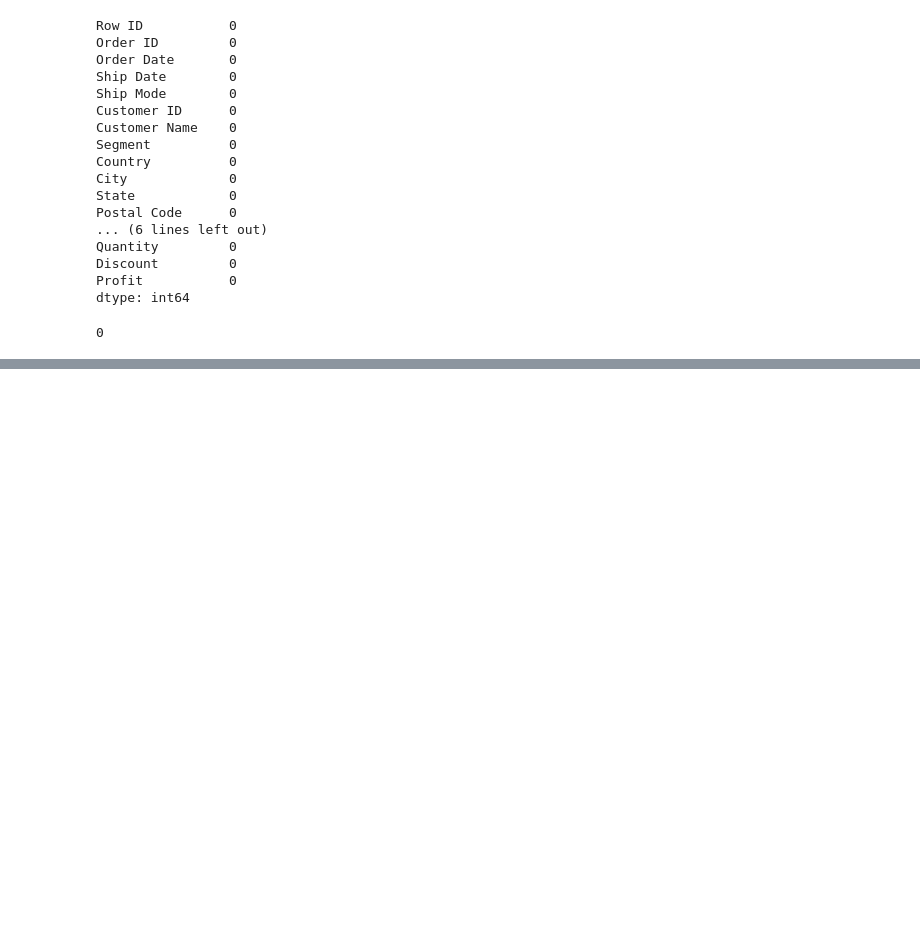
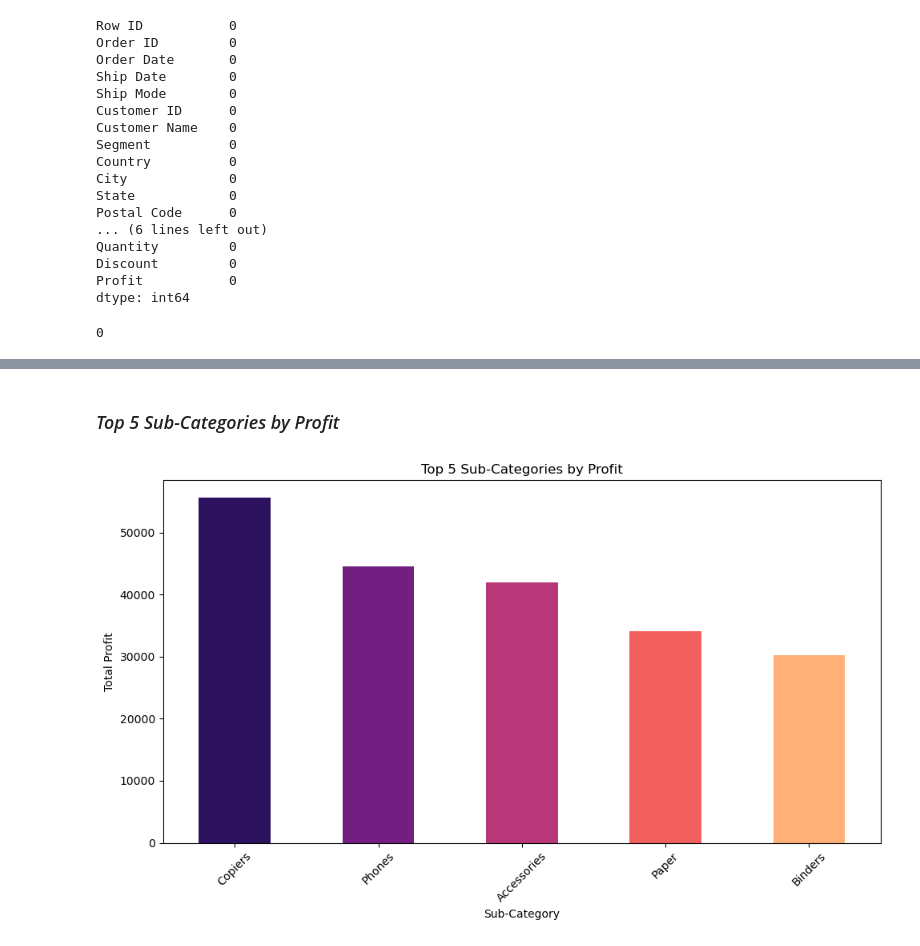
Before and after one commit to huseynaxmedov1999/Sales-and-Profit-Analysis, a Jupyter notebook: Sales and Profit Analysis.ipynb, the cells around one changed output, grey strips where cells are left out. Drawn from its saved outputs; the diff is of its cells as text; code cells hidden in the pictures; blank space fills up the shorter version.

```diff
--- a/Sales and Profit Analysis.ipynb
+++ b/Sales and Profit Analysis.ipynb
@@ -89,0 +151,13 @@ df.duplicated().sum()
+# %% [markdown]
+### *Top 5 Sub-Categories by Profit*
+# %%
+Top_5_sub_categories_by_profit = df.groupby('Sub-Category')['Profit'].sum().sort_values(ascending=False).head(5) # Analyze profit by sub-category and sort in descending order, then select top 5
+Top_5_sub_categories_by_profit.plot(kind='bar', figsize=(10, 6), color=sns.color_palette('magma', len(Top_5_sub_categories_by_profit))) # Create a bar plot to visualize the top 5 sub-categories by profit
+plt.title('Top 5 Sub-Categories by Profit') # Set the title of the plot
+plt.xlabel('Sub-Category') # Set the x-axis label
+plt.ylabel('Total Profit') # Set the y-axis label
+plt.xticks(rotation=45) # Rotate x-axis labels for better readability
+plt.tight_layout() # Adjust layout to prevent overlap
+plt.show() # Display the plot
+# %% [output]
+[figure, added]
```
Also changed, not shown: parts of 23 cells of this notebook.
